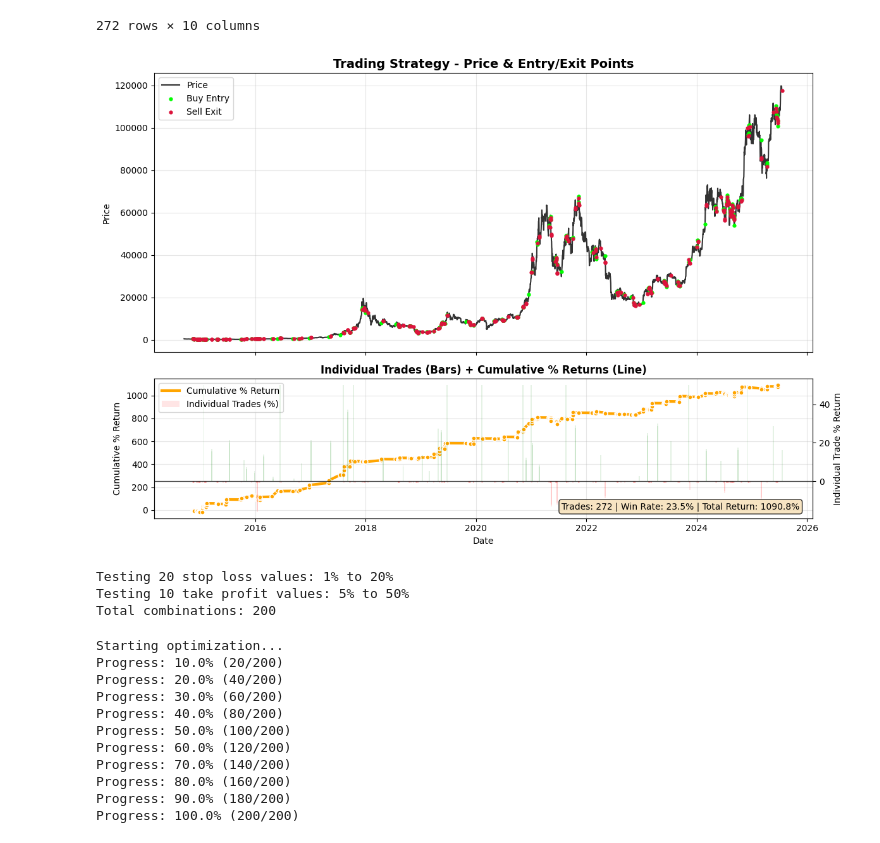
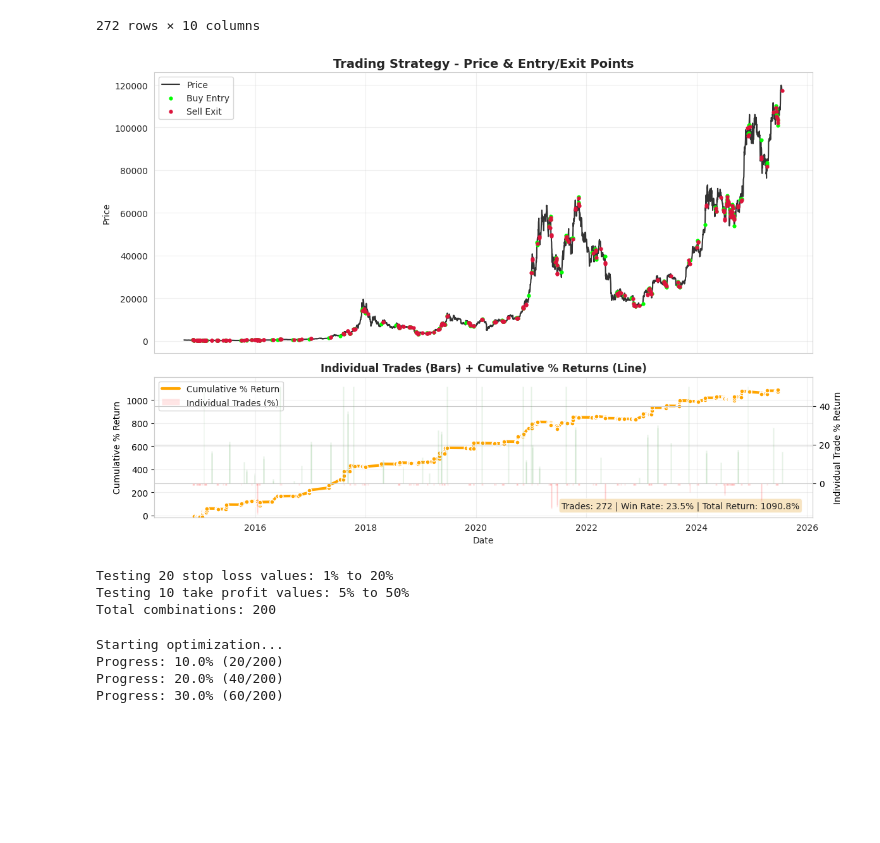
Before and after one commit to Physicworld/Sunday-Tutorials, a Jupyter notebook: AlgorithmicTrading/Backtesting/backtesting.ipynb, the cells around one changed output. Saved outputs shown, nothing was run; the diff lists cells and outputs as text; code cells hidden in the pictures; blank space fills up the shorter version.

```diff
--- a/AlgorithmicTrading/Backtesting/backtesting.ipynb
+++ b/AlgorithmicTrading/Backtesting/backtesting.ipynb
@@ -339,30 +339,30 @@ trades_df
 | 2025-06-23 00:00:00+00:00 | 2025-07-21 00:00:00+00:00 | BTC-USD | 0.004951 | 100987.476562 | 117439.539062 | 3.322905e+06 | 7.5 | ... |
 272 rows × 10 columns
 # %%
-# Obtener los DataFrames
+# Get the DataFrames
 orders_df = backtester.get_orders_df()
 trades_df = backtester.get_trades_df()
 
-# Crear figura con 2 subplots
+# Create figure with 2 subplots
 fig, (ax1, ax2) = plt.subplots(2, 1, figsize=(12, 8),
                                gridspec_kw={'height_ratios': [2, 1]},
                                sharex=True)
 
-# ========== GRÁFICO SUPERIOR: PRECIO + ENTRADAS/SALIDAS ==========
-# Plotear precio (close)
+# ========== TOP PLOT: PRICE + ENTRY/EXIT POINTS ==========
+# Plot price (close)
 ax1.plot(df.index, df['close'], color='black', linewidth=1.5, label='Price', alpha=0.8)
 
-# Separar órdenes de compra y venta
+# Separate buy and sell orders
 buy_orders = orders_df[orders_df['side'] == 'BUY']
 sell_orders = orders_df[orders_df['side'] == 'SELL']
 
-# Marcar entradas (BUY)
+# Mark entries (BUY)
 if not buy_orders.empty:
     ax1.scatter(buy_orders.index, buy_orders['price'],
                color='lime', marker='o', s=12,
                label='Buy Entry', zorder=5, edgecolors='lime', linewidth=1)
 
-# Marcar salidas (SELL)
+# Mark exits (SELL)
 if not sell_orders.empty:
     ax1.scatter(sell_orders.index, sell_orders['price'],
                color='crimson', marker='o', s=12,
@@ -373,21 +373,21 @@ ax1.set_ylabel('Price')
 ax1.legend(loc='upper left')
 ax1.grid(True, alpha=0.3)
 
-# ========== GRÁFICO INFERIOR: % RETURNS CON BARRAS ==========
+# ========== BOTTOM PLOT: % RETURNS WITH BARS ==========
 if not trades_df.empty:
-    # Línea de % returns acumulativo (eje izquierdo)
+    # Cumulative % returns line (left axis)
     cumulative_pct = trades_df['pct_return'].cumsum()
     line1 = ax2.plot(cumulative_pct.index, cumulative_pct.values,
                      color='orange', linewidth=3, label='Cumulative % Return', zorder=10)
 
-    # Marcar puntos en la línea acumulativa
+    # Mark points on cumulative line
     ax2.scatter(cumulative_pct.index, cumulative_pct.values,
                color='orange', s=25, zorder=11, edgecolors='white', linewidth=1)
 
     ax2.set_ylabel('Cumulative % Return', color='black')
     ax2.tick_params(axis='y', labelcolor='black')
 
-    # Crear segundo eje Y para las barras individuales
+    # Create second Y axis for individual bars
     ax2_twin = ax2.twinx()
     bar_colors = ['green' if pct > 0 else 'red' for pct in trades_df['pct_return']]
     bars = ax2_twin.bar(trades_df['close_datetime'], trades_df['pct_return'],
@@ -396,40 +396,65 @@ if not trades_df.empty:
 
     ax2_twin.set_ylabel('Individual Trade % Return', color='black')
     ax2_twin.tick_params(axis='y', labelcolor='black')
-    ax2_twin.axhline(y=0, color='black', linestyle='-', alpha=0.7, linewidth=1)
 
-    # Combinar leyendas
+    # ========== ALIGN ZEROS WITH MINIMAL NEGATIVE SPACE ==========
+    # Get actual data ranges
+    cum_min = cumulative_pct.min()
+    cum_max = cumulative_pct.max()
+
+    ind_min = trades_df['pct_return'].min()
+    ind_max = trades_df['pct_return'].max()
+
+    # Calculate limits - minimal negative space, full positive space
+    margin = 1.1
+
+    # Lower limit: only show the worst loss (or 0 if no losses)
+    cum_lower = min(0, cum_min * margin) if cum_min < 0 else 0
+    ind_lower = min(0, ind_min * margin) if ind_min < 0 else 0
+
+    # Upper limit: show all gains with margin
+    cum_upper = max(cum_max * margin, abs(cum_lower) * 0.1)  # Ensure some positive space
+    ind_upper = max(ind_max * margin, abs(ind_lower) * 0.1)  # Ensure some positive space
+
+    # Set aligned limits
+    ax2.set_ylim(cum_lower, cum_upper)
+    ax2_twin.set_ylim(ind_lower, ind_upper)
+
+    # Zero reference line
+    # ax2.axhline(y=0, color='black', linestyle='-', alpha=0.7, linewidth=1)
+
+    # Combine legends
     lines1, labels1 = ax2.get_legend_handles_labels()
     lines2, labels2 = ax2_twin.get_legend_handles_labels()
     ax2.legend(lines1 + lines2, labels1 + labels2, loc='upper left')
 
-    # Calcular estadísticas básicas
+    # Calculate basic statistics
     total_trades = len(trades_df)
     winning_trades = len(trades_df[trades_df['pct_return'] > 0])
     win_rate = (winning_trades / total_trades * 100) if total_trades > 0 else 0
     total_return = trades_df['pct_return'].sum()
 
-    # Mostrar estadísticas en el gráfico (abajo a la derecha)
+    # Show statistics on chart (bottom right)
     stats_text = f"Trades: {total_trades} | Win Rate: {win_rate:.1f}% | Total Return: {total_return:.1f}%"
     ax2.text(0.98, 0.05, stats_text, transform=ax2.transAxes,
              bbox=dict(boxstyle='round', facecolor='wheat', alpha=0.8),
              verticalalignment='bottom', horizontalalignment='right', fontsize=10)
 
     ax2.set_title('Individual Trades (Bars) + Cumulative % Returns (Line)', fontsize=12, fontweight='bold')
 
 else:
     ax2.text(0.5, 0.5, 'No completed trades to display',
              transform=ax2.transAxes, ha='center', va='center', fontsize=12)
     ax2.set_title('Strategy Performance - No Data', fontsize=12)
 
 ax2.set_xlabel('Date')
 ax2.grid(True, alpha=0.3)
 
-# Ajustar layout
+# Adjust layout
 plt.tight_layout()
 plt.show()
 # %% [output]
-[figure, old version]
+[figure, new version]
 # %%
 # Parameter optimization with heatmap
 import seaborn as sns
@@ -521,13 +546,6 @@ Starting optimization...
 Progress: 10.0% (20/200)
 Progress: 20.0% (40/200)
 Progress: 30.0% (60/200)
-Progress: 40.0% (80/200)
-Progress: 50.0% (100/200)
-Progress: 60.0% (120/200)
-Progress: 70.0% (140/200)
-Progress: 80.0% (160/200)
-Progress: 90.0% (180/200)
-Progress: 100.0% (200/200)
 # %%
 def create_heatmaps(results_df):
     """
```
Also changed, not shown: parts of 4 cells of this notebook.
